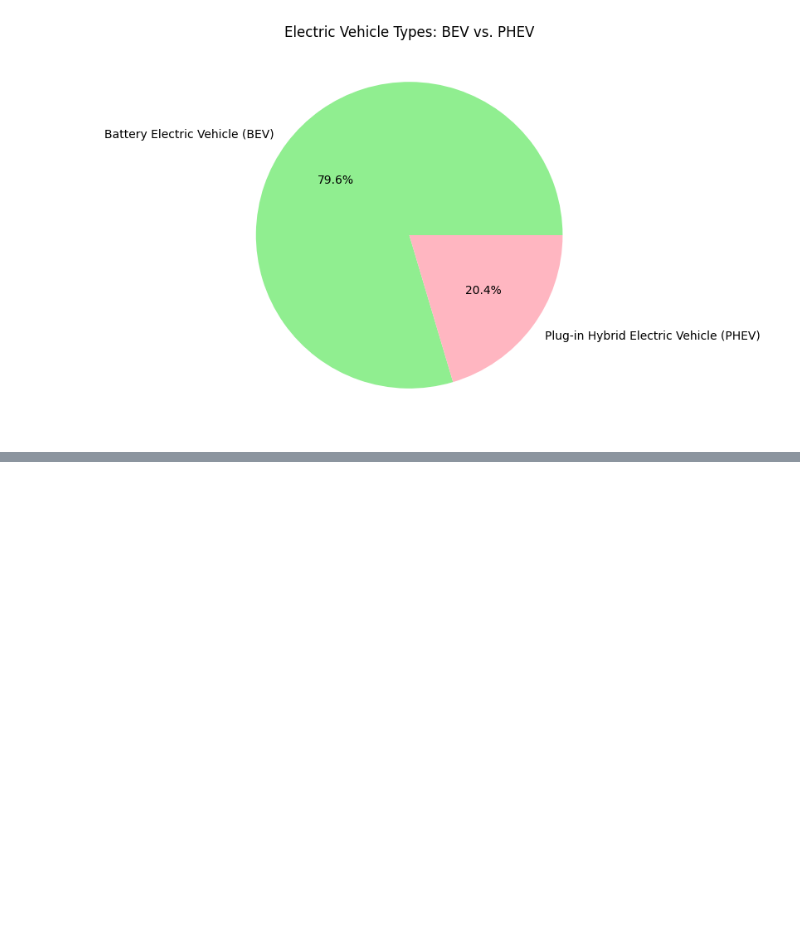
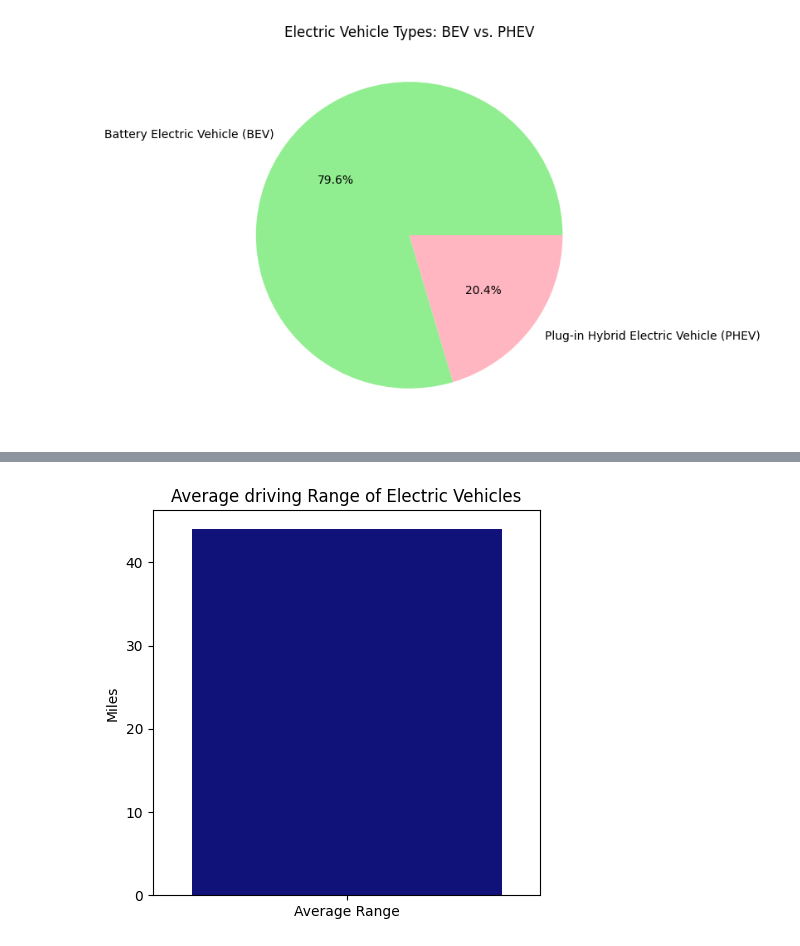
Before and after one commit to build-summer-2025/async-final-project-purple-TT-Abdulrahman-, a Jupyter notebook: final_project_Abdul.ipynb, the cells around one changed output, grey strips where cells are left out. Cells and saved outputs as stored; diff of their text form; code cells hidden in the pictures; blank space fills up the shorter version.

```diff
--- a/final_project_Abdul.ipynb
+++ b/final_project_Abdul.ipynb
@@ -88,0 +107,10 @@ plt.show()
+# %%
+avg_range = e_v_p_df["Electric Range"].mean()
+
+plt.figure(figsize=(5,5))
+sns.barplot(x=["Average Range"], y=[avg_range], color="darkblue")
+plt.title("Average driving Range of Electric Vehicles")
+plt.ylabel("Miles")
+plt.show()
+# %% [output]
+[figure, added]
```
Also changed, not shown: parts of 2 cells of this notebook, 1 other file.
